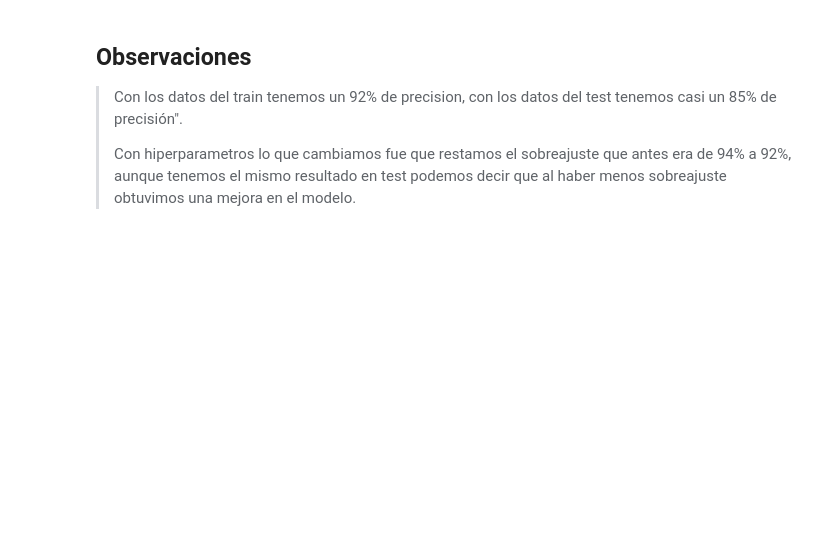
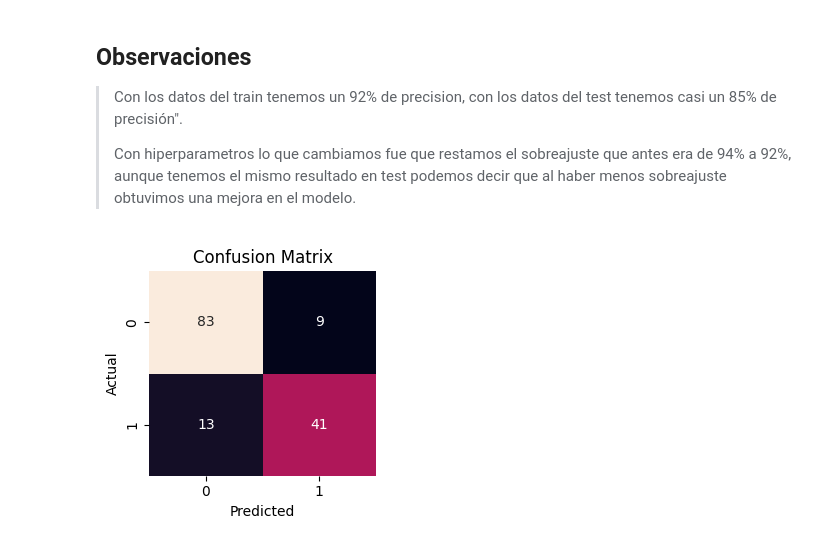
Before and after one commit to 4GeeksAcademy/AnthonnyMal-Machine-Learnig, a Jupyter notebook: src/04-decision-tree-diabetes.ipynb, the cells around one changed output. Cells and saved outputs as stored; diff of their text form; code cells hidden in the pictures; blank space fills up the shorter version.

```diff
--- a/src/04-decision-tree-diabetes.ipynb
+++ b/src/04-decision-tree-diabetes.ipynb
@@ -160,3 +145,19 @@ accuracy_score(y_train, y_pred_train), accuracy_score(y_test, y_pred_test)
 >Con los datos del train tenemos un 92% de precision, con los datos del test tenemos casi un 85% de precisión".
 >
 > Con hiperparametros lo que cambiamos fue que restamos el sobreajuste que antes era de 94% a 92%, aunque tenemos el mismo resultado en test podemos decir que al haber menos sobreajuste obtuvimos una mejora en el modelo.
+# %%
+caso_diabetes = confusion_matrix(y_test, y_pred_test)
+
+
+df_cm = pd.DataFrame(caso_diabetes)
+
+plt.figure(figsize=(3, 3))
+sns.heatmap(df_cm, annot=True, fmt="d", cbar=False)
+plt.xlabel('Predicted')
+plt.ylabel('Actual')
+plt.title('Confusion Matrix')
+
+plt.tight_layout()
+plt.show()
+# %% [output]
+[figure, added]
```
Also changed, not shown: parts of 3 cells of this notebook, 1 other file.
